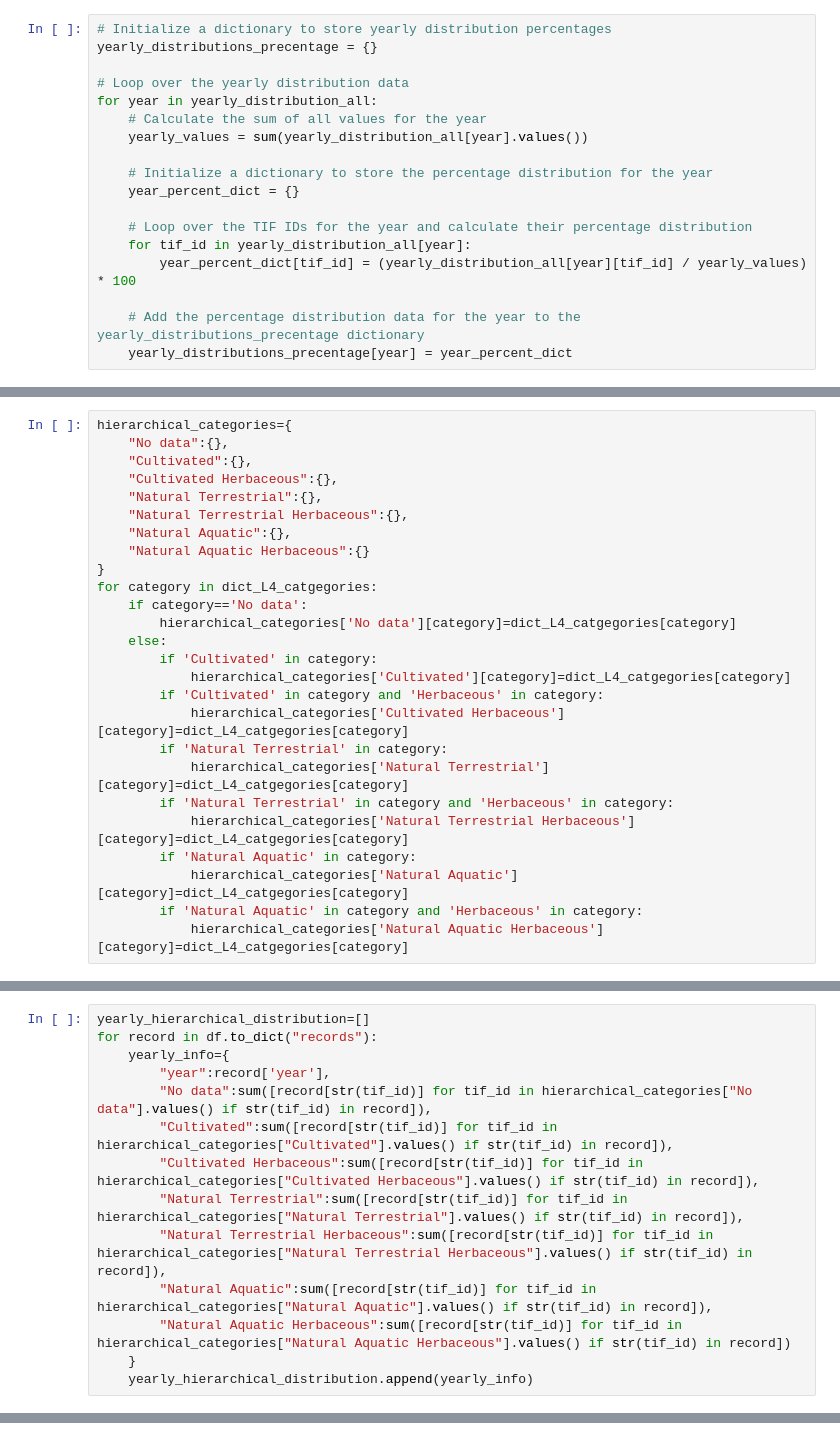
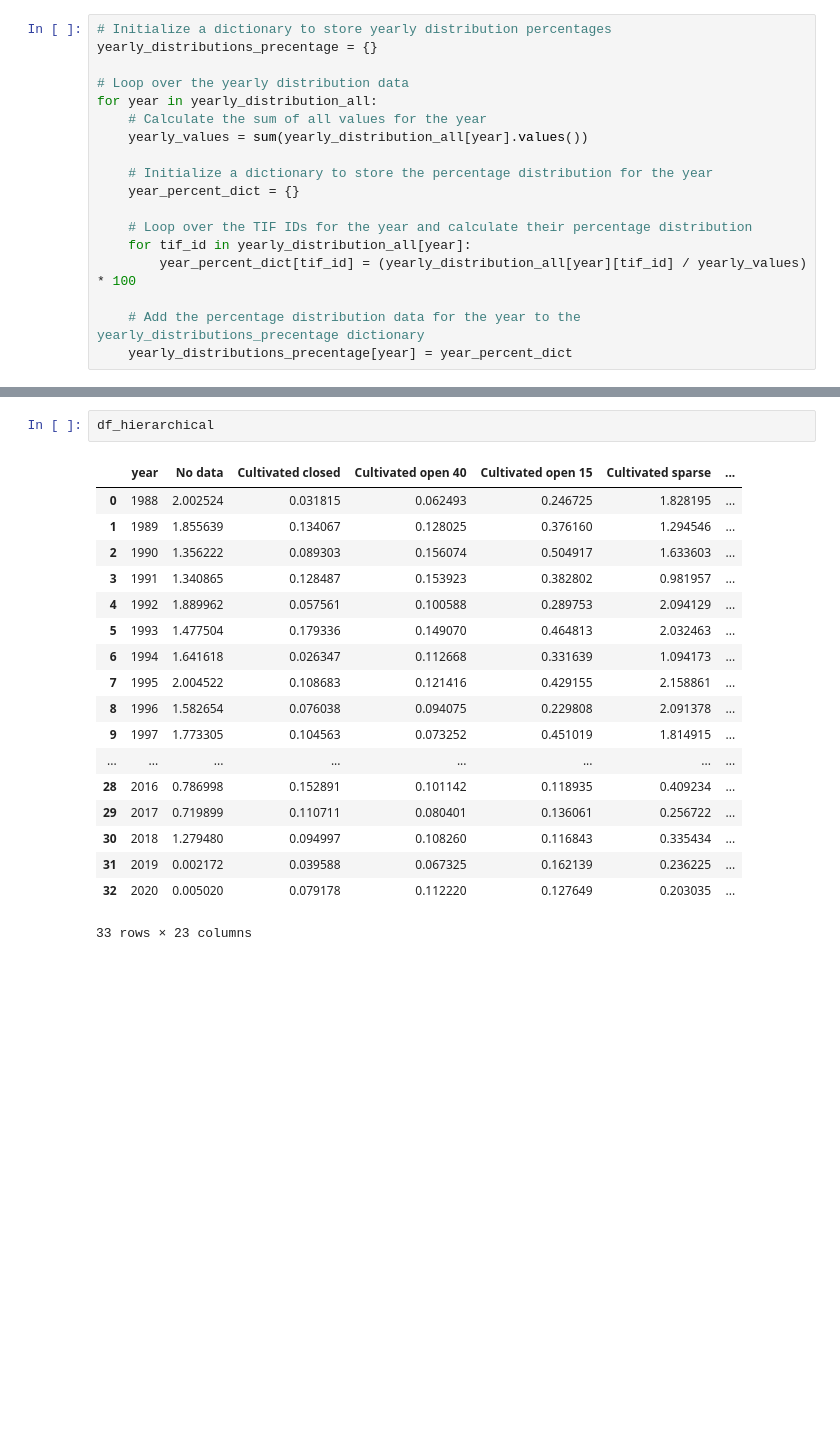
Before and after one commit to themeda-devs/themeda, a Jupyter notebook: Notebooks/Linear_Models.ipynb, the cells around one changed output, grey strips where cells are left out. Drawn from its saved outputs; the diff is of its cells as text; blank space fills up the shorter version.

```diff
--- a/Notebooks/Linear_Models.ipynb
+++ b/Notebooks/Linear_Models.ipynb
@@ -76,26 +78,0 @@ with open("/data/projects/punim1932/Data/old/dict_L4_categories.json") as json_f
-# %%
-hierarchical_categories={
-    "No data":{},
-    "Cultivated":{},
-    "Cultivated Herbaceous":{},
-    "Natural Terrestrial":{},
-    "Natural Terrestrial Herbaceous":{},
-    "Natural Aquatic":{},
-    "Natural Aquatic Herbaceous":{}
-}
-for category in dict_L4_catgegories:
-    if category=='No data':
-        hierarchical_categories['No data'][category]=dict_L4_catgegories[category]
-    else:
-        if 'Cultivated' in category:
-            hierarchical_categories['Cultivated'][category]=dict_L4_catgegories[category]
-        if 'Cultivated' in category and 'Herbaceous' in category:
-            hierarchical_categories['Cultivated Herbaceous'][category]=dict_L4_catgegories[category]
-        if 'Natural Terrestrial' in category:
-            hierarchical_categories['Natural Terrestrial'][category]=dict_L4_catgegories[category]
-        if 'Natural Terrestrial' in category and 'Herbaceous' in category:
-            hierarchical_categories['Natural Terrestrial Herbaceous'][category]=dict_L4_catgegories[category]
-        if 'Natural Aquatic' in category:
-            hierarchical_categories['Natural Aquatic'][category]=dict_L4_catgegories[category]
-        if 'Natural Aquatic' in category and 'Herbaceous' in category:
-            hierarchical_categories['Natural Aquatic Herbaceous'][category]=dict_L4_catgegories[category]
@@ -111,14 +78,0 @@ df['year']=[int(year) for year in df['year']]
-# %%
-yearly_hierarchical_distribution=[]
-for record in df.to_dict("records"):
-    yearly_info={
-        "year":record['year'],
-        "No data":sum([record[str(tif_id)] for tif_id in hierarchical_categories["No data"].values() if str(tif_id) in record]),
-        "Cultivated":sum([record[str(tif_id)] for tif_id in hierarchical_categories["Cultivated"].values() if str(tif_id) in record]),
-        "Cultivated Herbaceous":sum([record[str(tif_id)] for tif_id in hierarchical_categories["Cultivated Herbaceous"].values() if str(tif_id) in record]),
-        "Natural Terrestrial":sum([record[str(tif_id)] for tif_id in hierarchical_categories["Natural Terrestrial"].values() if str(tif_id) in record]),
-        "Natural Terrestrial Herbaceous":sum([record[str(tif_id)] for tif_id in hierarchical_categories["Natural Terrestrial Herbaceous"].values() if str(tif_id) in record]),
-        "Natural Aquatic":sum([record[str(tif_id)] for tif_id in hierarchical_categories["Natural Aquatic"].values() if str(tif_id) in record]),
-        "Natural Aquatic Herbaceous":sum([record[str(tif_id)] for tif_id in hierarchical_categories["Natural Aquatic Herbaceous"].values() if str(tif_id) in record])
-    }
-    yearly_hierarchical_distribution.append(yearly_info)
@@ -127 +128,22 @@ df_hierarchical=pd.DataFrame(yearly_hierarchical_distribution)
+# %%
+df_hierarchical
+# %% [output]
+|  | year | No data | Cultivated closed | Cultivated open 40 | Cultivated open 15 | Cultivated sparse | ... |
+| 0 | 1988 | 2.002524 | 0.031815 | 0.062493 | 0.246725 | 1.828195 | ... |
+| 1 | 1989 | 1.855639 | 0.134067 | 0.128025 | 0.376160 | 1.294546 | ... |
+| 2 | 1990 | 1.356222 | 0.089303 | 0.156074 | 0.504917 | 1.633603 | ... |
+| 3 | 1991 | 1.340865 | 0.128487 | 0.153923 | 0.382802 | 0.981957 | ... |
+| 4 | 1992 | 1.889962 | 0.057561 | 0.100588 | 0.289753 | 2.094129 | ... |
+| 5 | 1993 | 1.477504 | 0.179336 | 0.149070 | 0.464813 | 2.032463 | ... |
+| 6 | 1994 | 1.641618 | 0.026347 | 0.112668 | 0.331639 | 1.094173 | ... |
+| 7 | 1995 | 2.004522 | 0.108683 | 0.121416 | 0.429155 | 2.158861 | ... |
+| 8 | 1996 | 1.582654 | 0.076038 | 0.094075 | 0.229808 | 2.091378 | ... |
+| 9 | 1997 | 1.773305 | 0.104563 | 0.073252 | 0.451019 | 1.814915 | ... |
+| ... | ... | ... | ... | ... | ... | ... | ... |
+| 28 | 2016 | 0.786998 | 0.152891 | 0.101142 | 0.118935 | 0.409234 | ... |
+| 29 | 2017 | 0.719899 | 0.110711 | 0.080401 | 0.136061 | 0.256722 | ... |
+| 30 | 2018 | 1.279480 | 0.094997 | 0.108260 | 0.116843 | 0.335434 | ... |
+| 31 | 2019 | 0.002172 | 0.039588 | 0.067325 | 0.162139 | 0.236225 | ... |
+| 32 | 2020 | 0.005020 | 0.079178 | 0.112220 | 0.127649 | 0.203035 | ... |
+33 rows × 23 columns
 # %%
```
Also changed, not shown: parts of 11 cells of this notebook, 2 other files.
